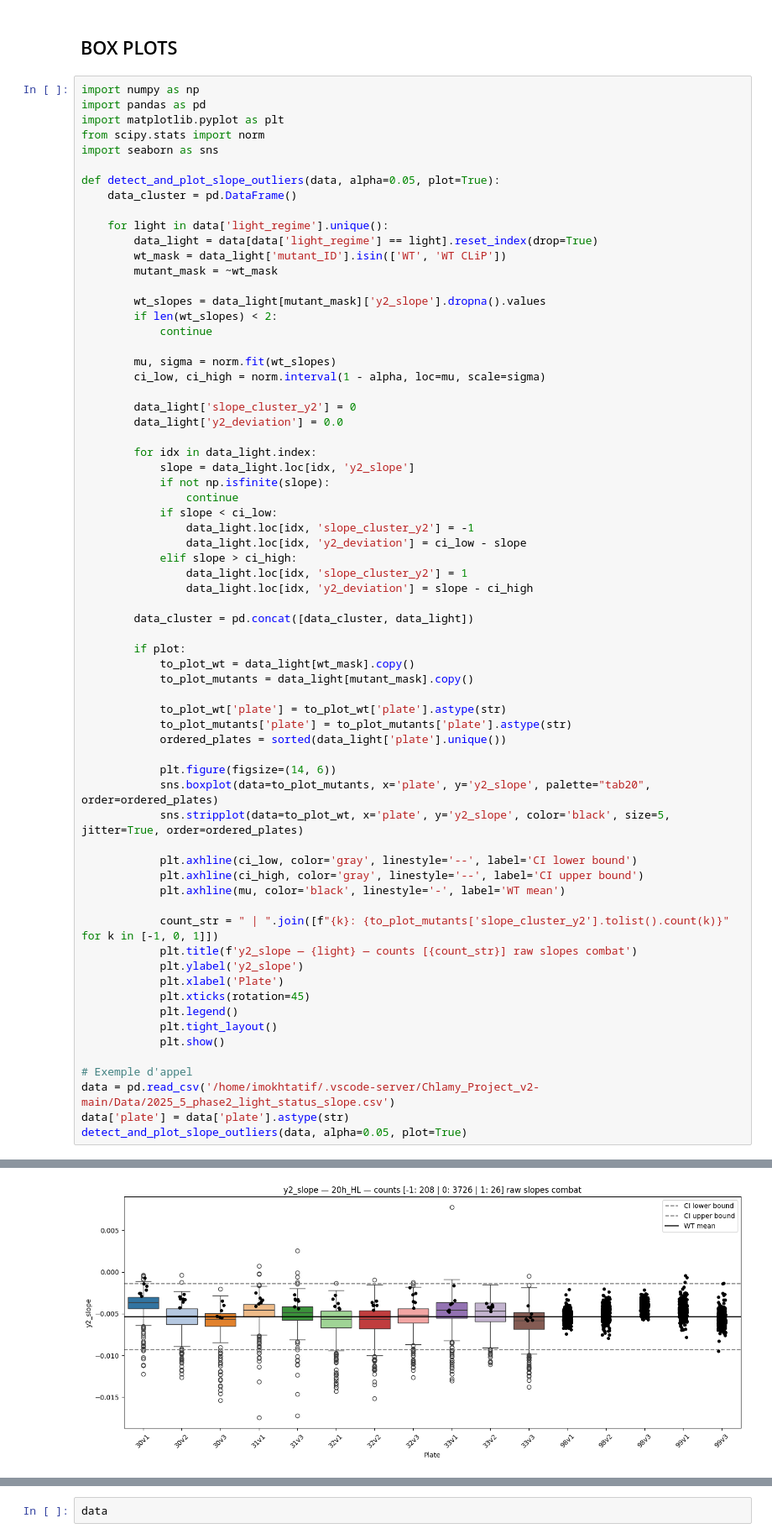
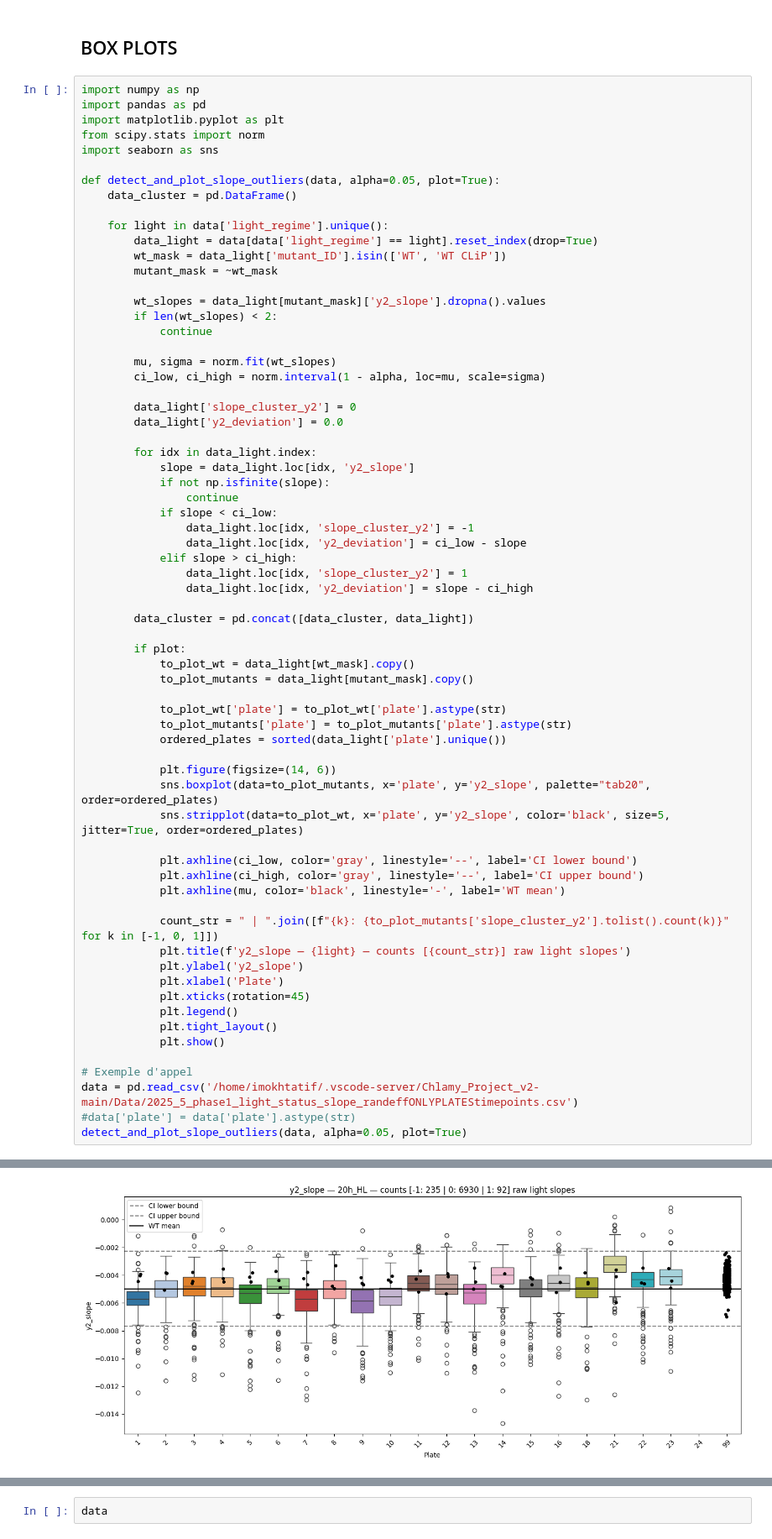
Before and after one commit to Imane-Mkt/Chlamy, a Jupyter notebook: Chlamy_Project_v2-main/Notebooks_Imane/slopesraw(debatching).ipynb, the cells around one changed output, grey strips where cells are left out. Shown at 84% size. Cells and saved outputs as stored; diff of their text form.

```diff
--- a/Chlamy_Project_v2-main/Notebooks_Imane/slopesraw(debatching).ipynb
+++ b/Chlamy_Project_v2-main/Notebooks_Imane/slopesraw(debatching).ipynb
@@ -832,7 +832,7 @@ def detect_and_plot_slope_outliers(data, alpha=0.05, plot=True):
             plt.axhline(mu, color='black', linestyle='-', label='WT mean')
 
             count_str = " | ".join([f"{k}: {to_plot_mutants['slope_cluster_y2'].tolist().count(k)}" for k in [-1, 0, 1]])
-            plt.title(f'y2_slope — {light} — counts [{count_str}] raw slopes combat')
+            plt.title(f'y2_slope — {light} — counts [{count_str}] raw light slopes')
             plt.ylabel('y2_slope')
             plt.xlabel('Plate')
             plt.xticks(rotation=45)
@@ -841,7 +841,7 @@ def detect_and_plot_slope_outliers(data, alpha=0.05, plot=True):
             plt.show()
 
 # Exemple d'appel
-data = pd.read_csv('/home/imokhtatif/.vscode-server/Chlamy_Project_v2-main/Data/2025_5_phase2_light_status_slope.csv')
-data['plate'] = data['plate'].astype(str)
+data = pd.read_csv('/home/imokhtatif/.vscode-server/Chlamy_Project_v2-main/Data/2025_5_phase1_light_status_slope_randeffONLYPLATEStimepoints.csv')
+#data['plate'] = data['plate'].astype(str)
 detect_and_plot_slope_outliers(data, alpha=0.05, plot=True)
 # %% [output]
@@ -848 +851 @@ detect_and_plot_slope_outliers(data, alpha=0.05, plot=True)
-[figure, old version]
+[figure, new version]
```
Also changed, not shown: parts of 1 cell of this notebook, 10 other files.
